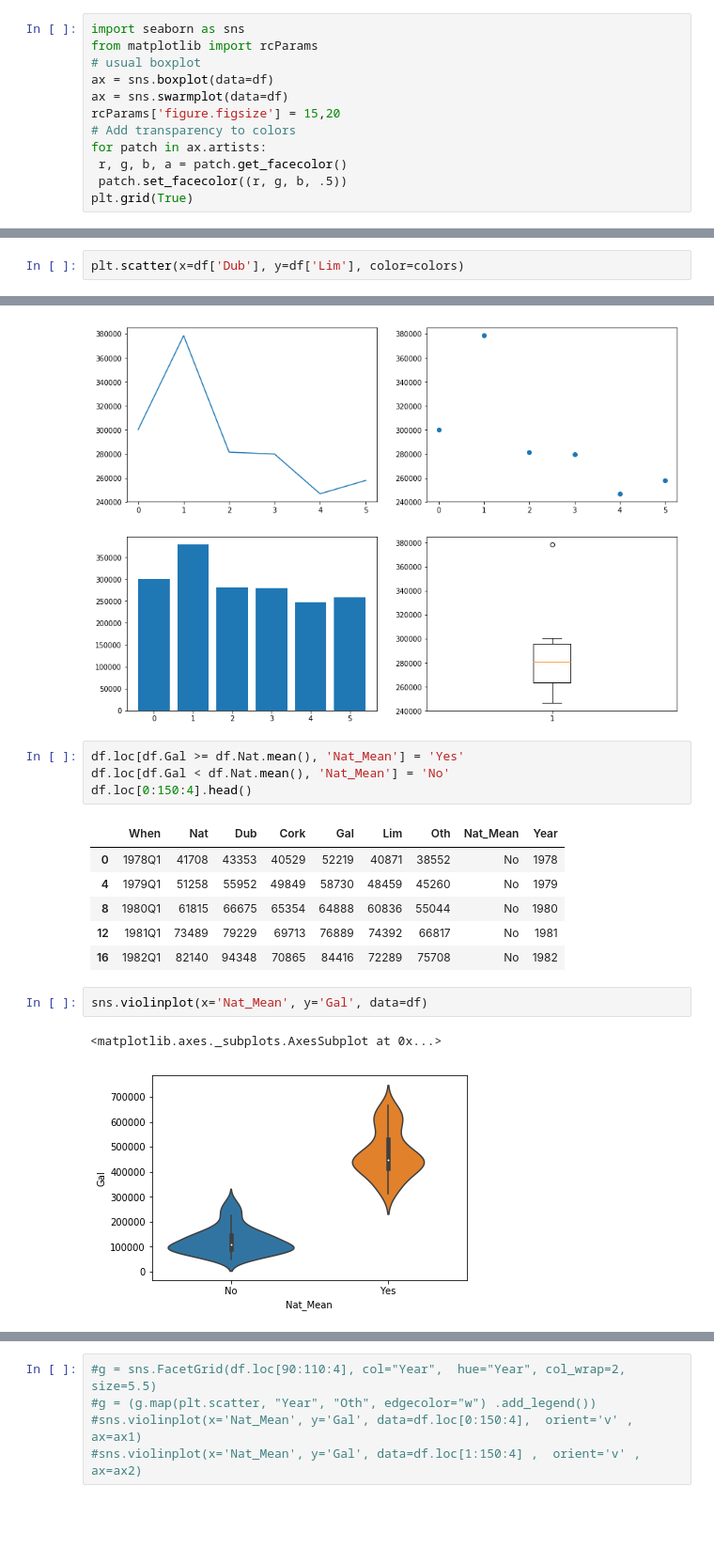
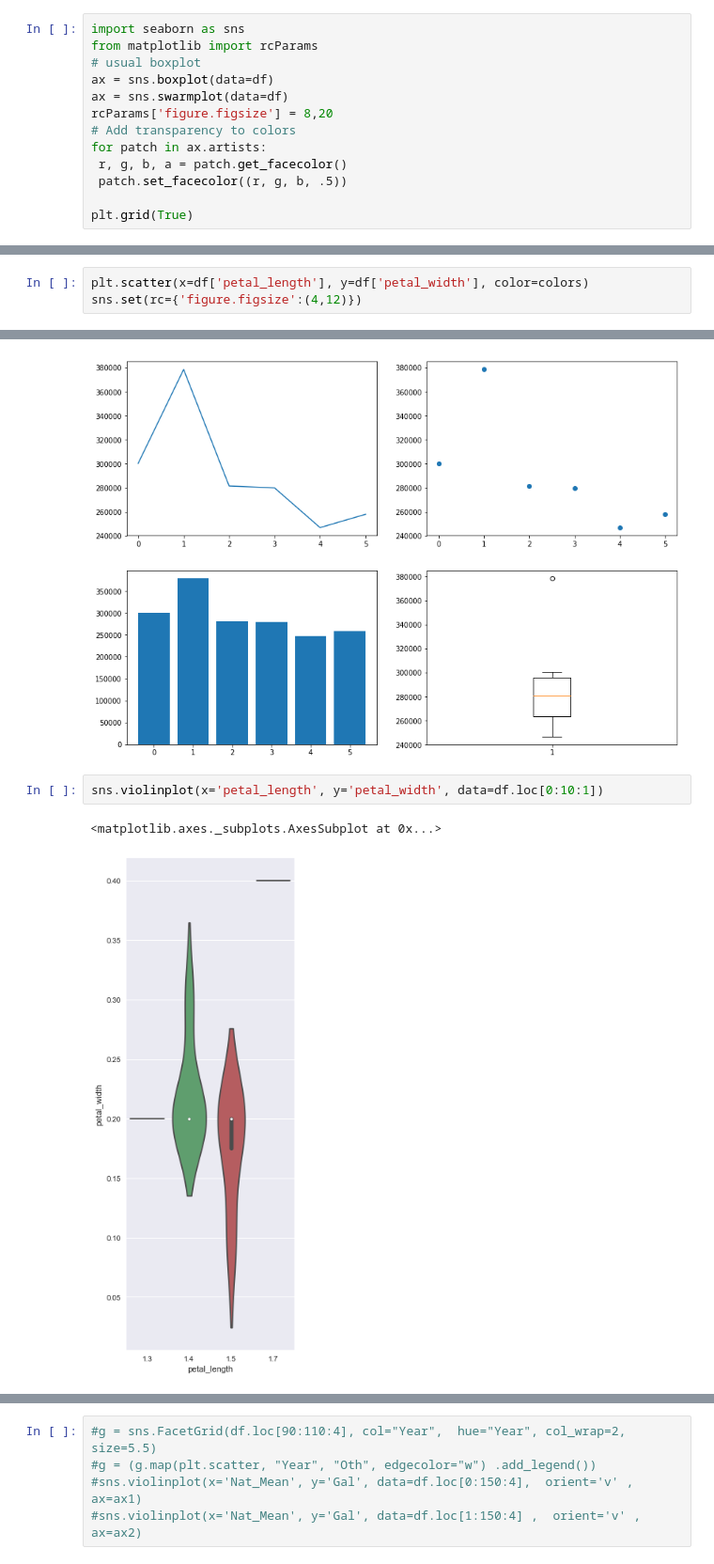
Before and after one commit to eamonnofarrell/Boxplot, a Jupyter notebook: BoxPlot_Project.ipynb, the cells around one changed output, grey strips where cells are left out. Shown at 94% size. Saved outputs shown, nothing was run; the diff lists cells and outputs as text; blank space fills up the shorter version.

```diff
--- a/BoxPlot_Project.ipynb
+++ b/BoxPlot_Project.ipynb
@@ -191,10 +161,11 @@ from matplotlib import rcParams
 # usual boxplot
 ax = sns.boxplot(data=df)
 ax = sns.swarmplot(data=df)
-rcParams['figure.figsize'] = 15,20
+rcParams['figure.figsize'] = 8,20
 # Add transparency to colors
 for patch in ax.artists:
  r, g, b, a = patch.get_facecolor()
  patch.set_facecolor((r, g, b, .5))
+
 plt.grid(True)
 # %% [output]
@@ -240,3 +197,4 @@ plt.scatter(x=df['Oth'], y=df['Nat'], color=colors)
 # %%
-plt.scatter(x=df['Dub'], y=df['Lim'], color=colors)
+plt.scatter(x=df['petal_length'], y=df['petal_width'], color=colors)
+sns.set(rc={'figure.figsize':(4,12)})
 # %% [output]
@@ -320,19 +257,8 @@ ax[1][1].boxplot(means)
  'fliers': [<matplotlib.lines.Line2D at 0x...>],
  'means': []}
 [figure]
-# %%
-df.loc[df.Gal >= df.Nat.mean(), 'Nat_Mean'] = 'Yes'
-df.loc[df.Gal < df.Nat.mean(), 'Nat_Mean'] = 'No'
-df.loc[0:150:4].head()
-# %% [output]
-|  | When | Nat | Dub | Cork | Gal | Lim | Oth | Nat_Mean | Year |
-| 0 | 1978Q1 | 41708 | 43353 | 40529 | 52219 | 40871 | 38552 | No | 1978 |
-| 4 | 1979Q1 | 51258 | 55952 | 49849 | 58730 | 48459 | 45260 | No | 1979 |
-| 8 | 1980Q1 | 61815 | 66675 | 65354 | 64888 | 60836 | 55044 | No | 1980 |
-| 12 | 1981Q1 | 73489 | 79229 | 69713 | 76889 | 74392 | 66817 | No | 1981 |
-| 16 | 1982Q1 | 82140 | 94348 | 70865 | 84416 | 72289 | 75708 | No | 1982 |
 # %%
-sns.violinplot(x='Nat_Mean', y='Gal', data=df)
+sns.violinplot(x='petal_length', y='petal_width', data=df.loc[0:10:1])
 # %% [output]
 <matplotlib.axes._subplots.AxesSubplot at 0x...>
-[figure, old version]
+[figure, new version]
```
Also changed, not shown: parts of 22 cells of this notebook.
